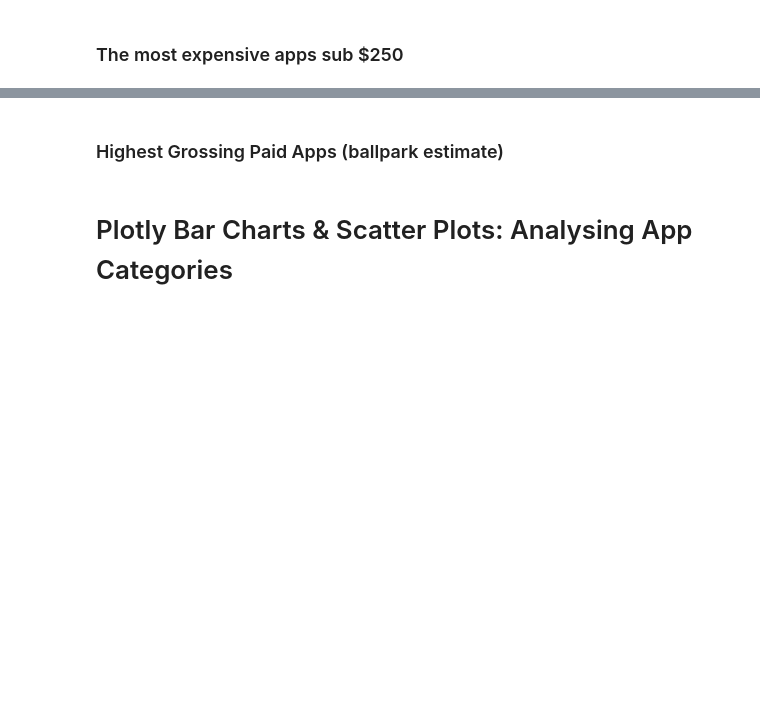
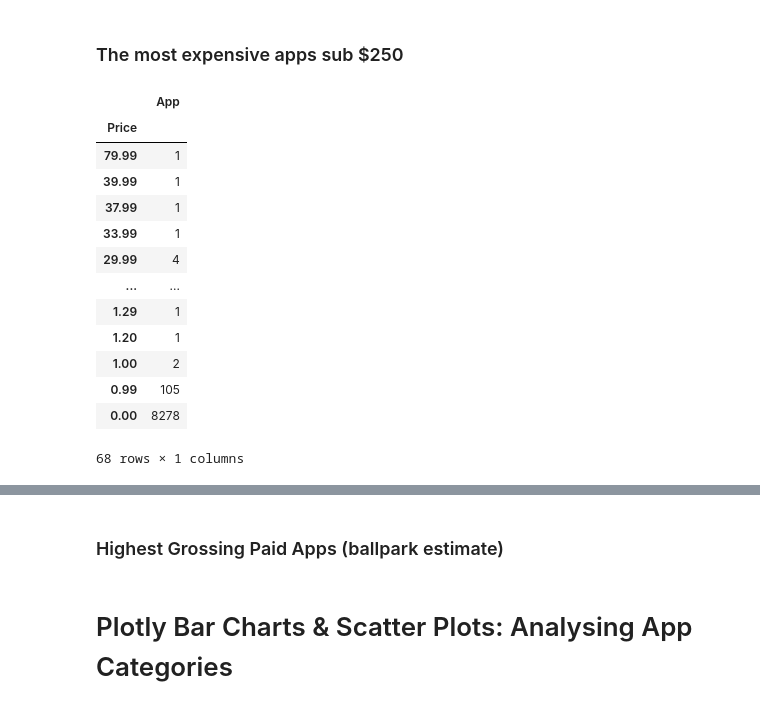
Before and after one commit to ronnin796/Python100Dayspractise, a Jupyter notebook: PYTHONCODES/day76/Google Play Store App Analytics (start).ipynb, the cells around one changed output, grey strips where cells are left out. Saved outputs shown, nothing was run; the diff lists cells and outputs as text; code cells hidden in the pictures; blank space fills up the shorter version.

```diff
--- a/PYTHONCODES/day76/Google Play Store App Analytics (start).ipynb
+++ b/PYTHONCODES/day76/Google Play Store App Analytics (start).ipynb
@@ -242,0 +255,20 @@ price_df = price_df[price_df.index <=250 ]
+# %%
+
+df_250 = df_apps_clean[df_apps_clean['Price']<=250][['App' ,'Price']].groupby('Price').count()
+# %%
+df_250.sort_values(by = 'Price' , ascending = False)
+# %% [output]
+|  | App |
+| Price |  |
+| 79.99 | 1 |
+| 39.99 | 1 |
+| 37.99 | 1 |
+| 33.99 | 1 |
+| 29.99 | 4 |
+| ... | ... |
+| 1.29 | 1 |
+| 1.20 | 1 |
+| 1.00 | 2 |
+| 0.99 | 105 |
+| 0.00 | 8278 |
+68 rows × 1 columns
```
Also changed, not shown: parts of 14 cells of this notebook.
